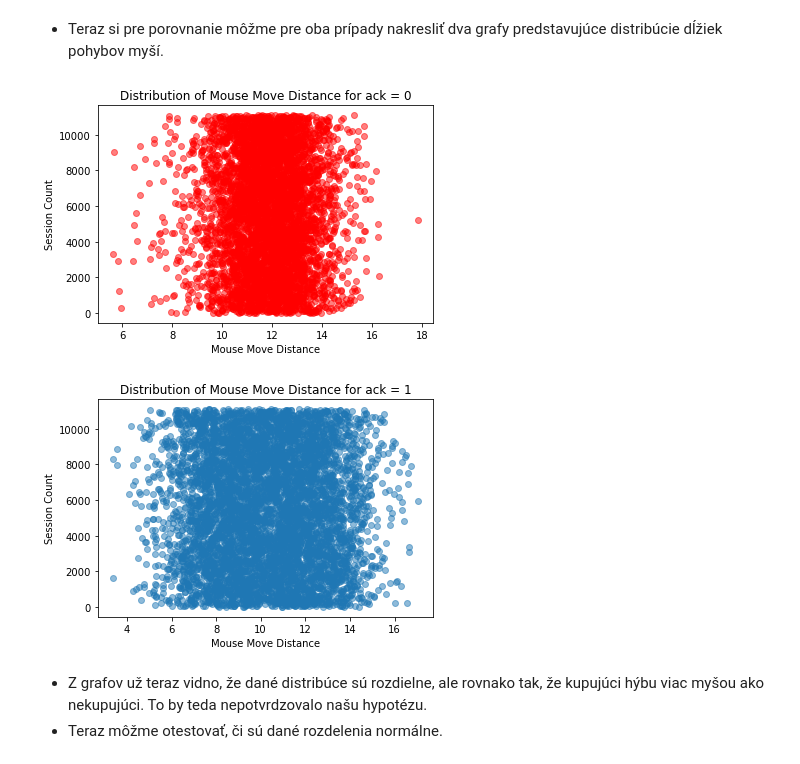
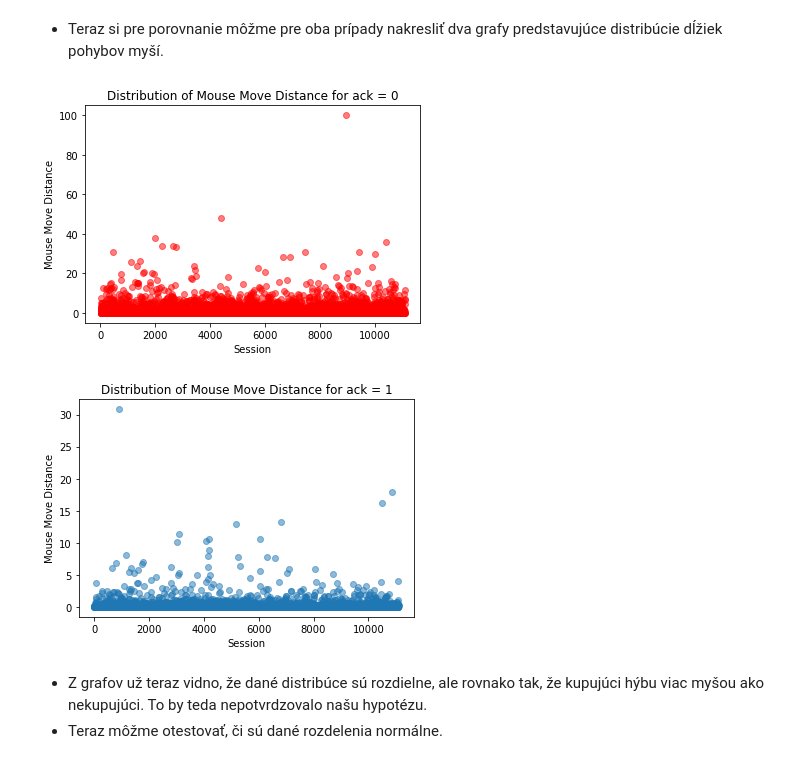
Before and after one commit to FilipMojto/IAU_project, a Jupyter notebook: EDA.ipynb, the cells around one changed output. Saved outputs shown, nothing was run; the diff lists cells and outputs as text; code cells hidden in the pictures.

```diff
--- a/EDA.ipynb
+++ b/EDA.ipynb
@@ -602,25 +640,27 @@ p-value: 0.7857905701612693
 # %% [markdown]
 - Ako prvé si vytvoríme 2 datasety, ktoré rozdelíme podľa toho, či bol vykonaný nákup alebo nie. Nešpecifikované hodnoty vypustíme.
 # %%
-ack_set = pd.DataFrame({'A': df_sess[df_sess['ack'] == 0]['mouse_move_total_rel_distance']}).dropna(how="any")
-no_ack_set = pd.DataFrame({'A': df_sess[df_sess['ack'] == 1]['mouse_move_total_rel_distance']}).dropna(how="any")
+TESTED_ATTR = 'mouse_move_total_rel_distance'
+
+no_ack_set = pd.DataFrame({'A': df_sess[df_sess['ack'] == 0][TESTED_ATTR]}).dropna(how="any")
+ack_set = pd.DataFrame({'A': df_sess[df_sess['ack'] == 1][TESTED_ATTR]}).dropna(how="any")
 # %% [markdown]
 - Teraz si pre porovnanie môžme pre oba prípady nakresliť dva grafy predstavujúce distribúcie dĺžiek pohybov myší.
 # %%
-plt.scatter(x=group_0['A'], y=group_0.index, alpha=0.5, color='Red')
-plt.xlabel("Mouse Move Distance")
-plt.ylabel("Session Count")
+plt.scatter(x=ack_set.index, y=ack_set['A'], alpha=0.5, color='Red')
+plt.xlabel("Session")
+plt.ylabel("Mouse Move Distance")
 plt.title("Distribution of Mouse Move Distance for ack = 0")
 plt.show()
 
-plt.scatter(x=group_1['A'], y=group_1.index, alpha=0.5)
-plt.xlabel("Mouse Move Distance")
-plt.ylabel("Session Count")
+plt.scatter(x=no_ack_set.index, y=no_ack_set['A'], alpha=0.5)
+plt.xlabel("Session")
+plt.ylabel("Mouse Move Distance")
 plt.title("Distribution of Mouse Move Distance for ack = 1")
 plt.show()
 # %% [output]
-[figure, old version]
+[figure, new version]
-[figure, old version]
+[figure, new version]
 # %% [markdown]
 - Z grafov už teraz vidno, že dané distribúce sú rozdielne, ale rovnako tak, že kupujúci hýbu viac myšou ako nekupujúci. To by teda nepotvrdzovalo našu hypotézu.
 - Teraz môžme otestovať, či sú dané rozdelenia normálne.
```
Also changed, not shown: parts of 20 cells of this notebook, 1 other file.
